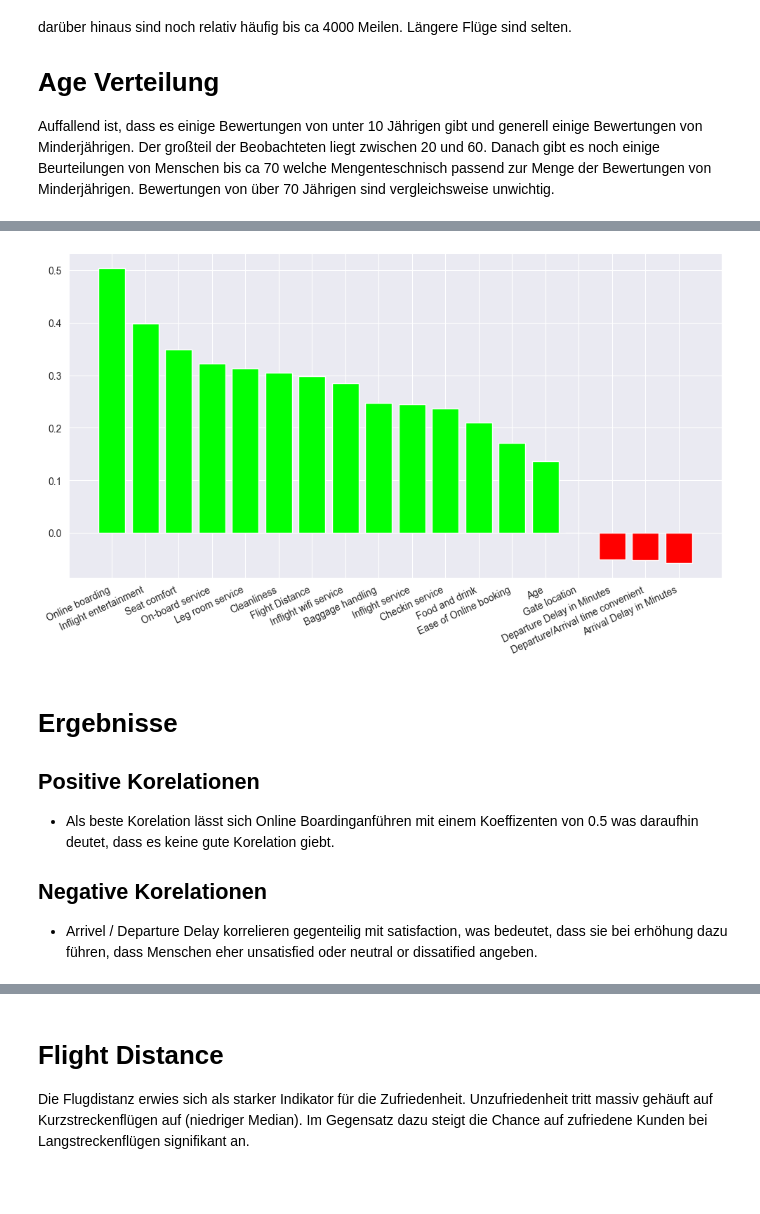
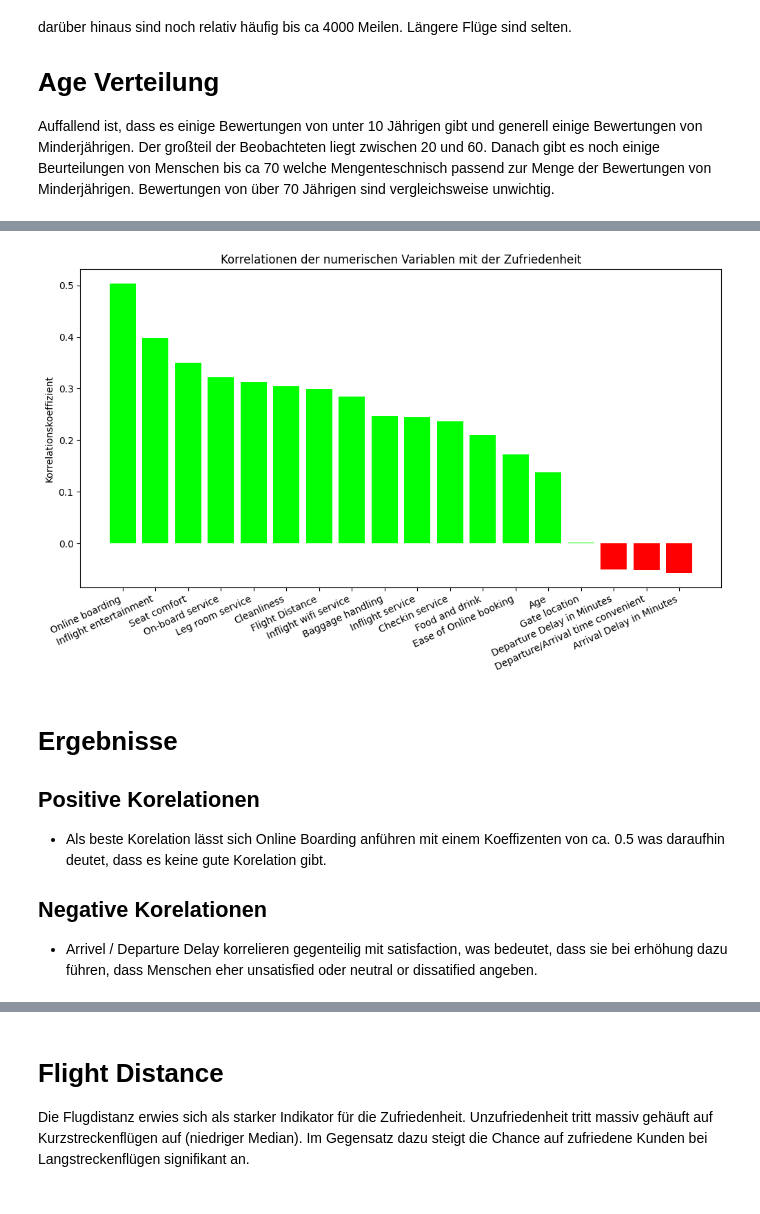
Before and after one commit to Sulphur1407/DSKI-Portfolio-1, a Jupyter notebook: Analysis and Visualisation for Benfords law.ipynb, the cells around one changed output, grey strips where cells are left out. Cells and saved outputs as stored; diff of their text form; code cells hidden in the pictures.

Commit message:
Roter Faden erzeugt, einige Sachen + einige visual

```diff
--- a/Analysis and Visualisation for Benfords law.ipynb
+++ b/Analysis and Visualisation for Benfords law.ipynb
@@ -310,35 +238,37 @@ Keine signifikanten Korrelationen.
 # %%
-satisfaction_map = {
-    "neutral or dissatisfied": 0,
-    "satisfied":1
+satisfaction_map = { # Mapping der Zufriedenheitswerte zu numerischen Werten
+    "neutral or dissatisfied": 0, # Neutral oder unzufrieden wird zu 0
+    "satisfied":1 # Zufrieden wird zu 1
 }
-numeric_df= df.select_dtypes(include= ['int64', 'float64']).drop(columns=['id','Unnamed: 0'])
+numeric_df= df.select_dtypes(include= ['int64', 'float64']).drop(columns=['id','Unnamed: 0']) # Numerische Variablen auswählen und id, Unnamed: 0 entfernen
 
 
 
 
-correlations = numeric_df.corrwith(df["satisfaction"].map(satisfaction_map)).sort_values(ascending= False)
+correlations = numeric_df.corrwith(df["satisfaction"].map(satisfaction_map)).sort_values(ascending= False) # Korrelationen mit Zufriedenheit berechnen und sortieren
 
-colors = ['lime' if v > 0 else 'red' for v in correlations]
+colors = ['lime' if v > 0 else 'red' for v in correlations] # Farben basierend auf positiver oder negativer Korrelation
 #print(correlations)
 
 sum = 0
 
 """ for val1, val2 in enumerate(correlations):
     sum += val2
 print(sum) """
 
 
-plt.figure(figsize = [12,6])
-plt.bar(correlations.index, correlations, color = colors)
-plt.xticks(rotation = 25, ha = "right")
+plt.figure(figsize = [12,6]) # Erstellen der Figur
+plt.bar(correlations.index, correlations, color = colors) # Balkendiagramm der Korrelationen
+plt.xticks(rotation = 25, ha = "right") # X-Achsenbeschriftungen drehen
+plt.ylabel("Korrelationskoeffizient") # Y-Achsenbeschriftung
+plt.title("Korrelationen der numerischen Variablen mit der Zufriedenheit") # Titel des Plots
 plt.show()
 # %% [output]
-[figure, old version]
+[figure, new version]
 # %% [markdown]
 # Ergebnisse
 ## Positive Korelationen
-- Als beste Korelation lässt sich Online Boardinganführen mit einem Koeffizenten von 0.5 was daraufhin deutet, dass es keine gute Korelation giebt.
+- Als beste Korelation lässt sich Online Boarding anführen mit einem Koeffizenten von ca. 0.5 was daraufhin deutet, dass es keine gute Korelation gibt.
 
 ## Negative Korelationen
 - Arrivel / Departure Delay korrelieren gegenteilig mit satisfaction, was bedeutet, dass sie bei erhöhung dazu führen, dass Menschen eher unsatisfied oder neutral or dissatified angeben.
```
Also changed, not shown: parts of 17 cells of this notebook, 1 other file.
